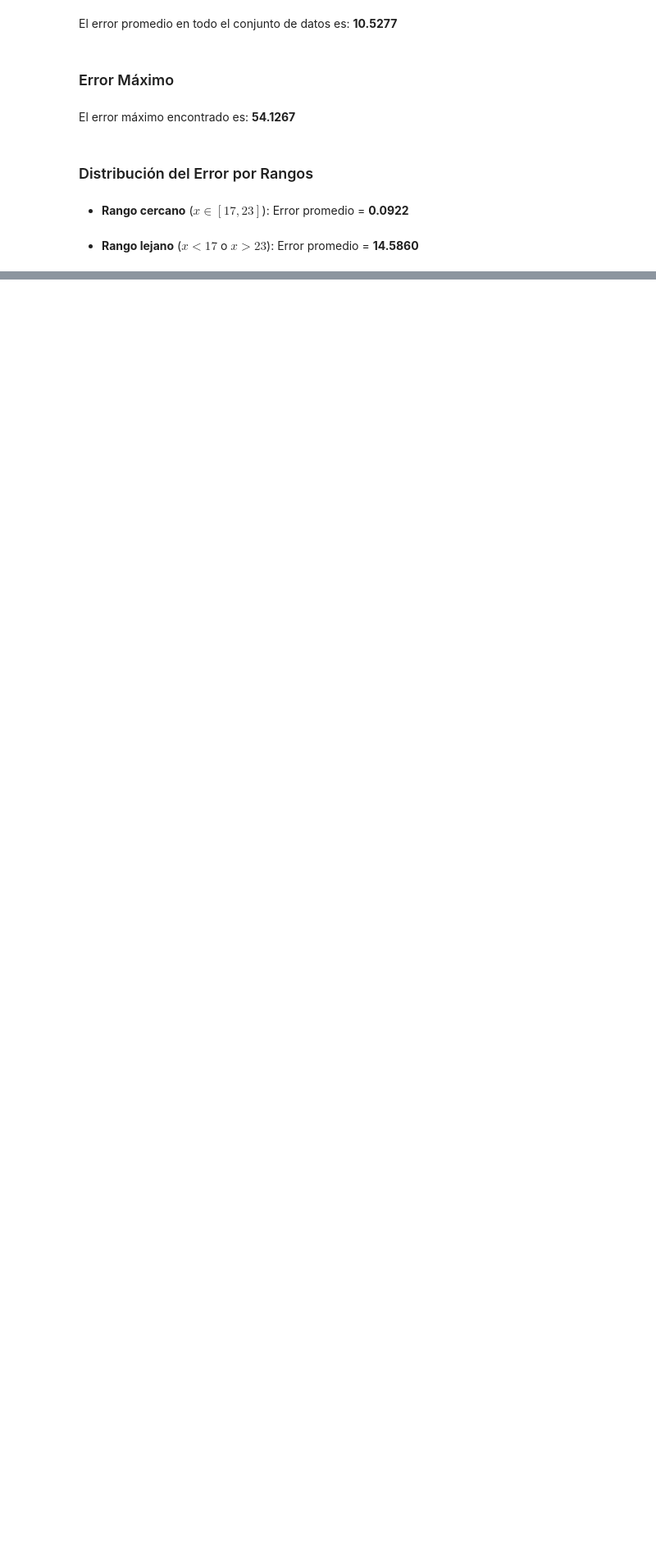
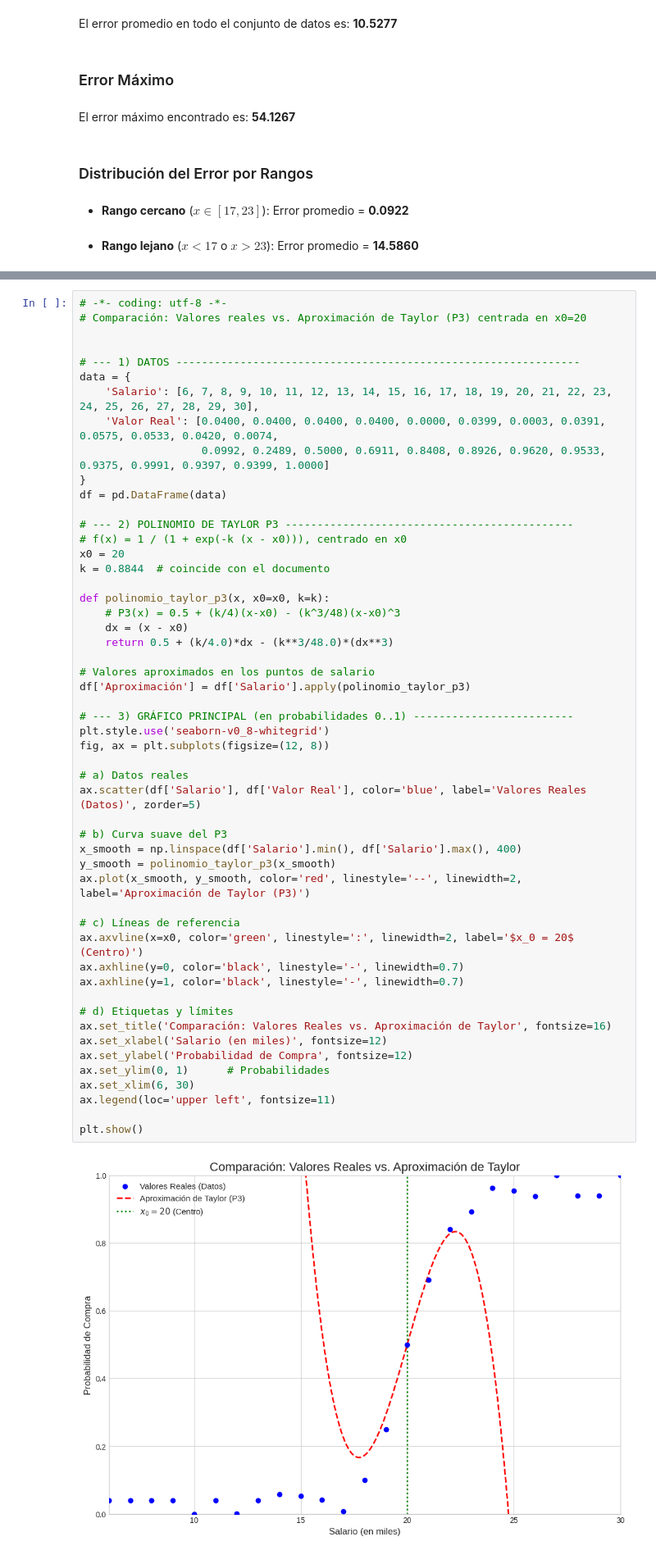
Before and after one commit to jrebull/MIAAD_Mate, a Jupyter notebook: MIAAD_Mate_Week_07_Compramos_el_Producto.ipynb, the cells around one changed output, grey strips where cells are left out. Shown: that part at 82% size. Cells and saved outputs as stored; diff of their text form; blank space fills up the shorter version.

```diff
--- a/MIAAD_Mate_Week_07_Compramos_el_Producto.ipynb
+++ b/MIAAD_Mate_Week_07_Compramos_el_Producto.ipynb
@@ -327,3 +327,57 @@ ax.legend(loc='upper left', fontsize=11)
 plt.show()
 # %% [output]
 [figure]
+# %%
+# -*- coding: utf-8 -*-
+# Comparación: Valores reales vs. Aproximación de Taylor (P3) centrada en x0=20
+
+
+# --- 1) DATOS ---------------------------------------------------------------
+data = {
+    'Salario': [6, 7, 8, 9, 10, 11, 12, 13, 14, 15, 16, 17, 18, 19, 20, 21, 22, 23, 24, 25, 26, 27, 28, 29, 30],
+    'Valor Real': [0.0400, 0.0400, 0.0400, 0.0400, 0.0000, 0.0399, 0.0003, 0.0391, 0.0575, 0.0533, 0.0420, 0.0074,
+                   0.0992, 0.2489, 0.5000, 0.6911, 0.8408, 0.8926, 0.9620, 0.9533, 0.9375, 0.9991, 0.9397, 0.9399, 1.0000]
+}
+df = pd.DataFrame(data)
+
+# --- 2) POLINOMIO DE TAYLOR P3 ---------------------------------------------
+# f(x) = 1 / (1 + exp(-k (x - x0))), centrado en x0
+x0 = 20
+k = 0.8844  # coincide con el documento
+
+def polinomio_taylor_p3(x, x0=x0, k=k):
+    # P3(x) = 0.5 + (k/4)(x-x0) - (k^3/48)(x-x0)^3
+    dx = (x - x0)
+    return 0.5 + (k/4.0)*dx - (k**3/48.0)*(dx**3)
+
+# Valores aproximados en los puntos de salario
+df['Aproximación'] = df['Salario'].apply(polinomio_taylor_p3)
+
+# --- 3) GRÁFICO PRINCIPAL (en probabilidades 0..1) -------------------------
+plt.style.use('seaborn-v0_8-whitegrid')
+fig, ax = plt.subplots(figsize=(12, 8))
+
+# a) Datos reales
+ax.scatter(df['Salario'], df['Valor Real'], color='blue', label='Valores Reales (Datos)', zorder=5)
+
+# b) Curva suave del P3
+x_smooth = np.linspace(df['Salario'].min(), df['Salario'].max(), 400)
+y_smooth = polinomio_taylor_p3(x_smooth)
+ax.plot(x_smooth, y_smooth, color='red', linestyle='--', linewidth=2, label='Aproximación de Taylor (P3)')
+
+# c) Líneas de referencia
+ax.axvline(x=x0, color='green', linestyle=':', linewidth=2, label='$x_0 = 20$ (Centro)')
+ax.axhline(y=0, color='black', linestyle='-', linewidth=0.7)
+ax.axhline(y=1, color='black', linestyle='-', linewidth=0.7)
+
+# d) Etiquetas y límites
+ax.set_title('Comparación: Valores Reales vs. Aproximación de Taylor', fontsize=16)
+ax.set_xlabel('Salario (en miles)', fontsize=12)
+ax.set_ylabel('Probabilidad de Compra', fontsize=12)
+ax.set_ylim(0, 1)      # Probabilidades
+ax.set_xlim(6, 30)
+ax.legend(loc='upper left', fontsize=11)
+
+plt.show()
+# %% [output]
+[figure, added]
```
Also changed, not shown: parts of 1 cell of this notebook.
